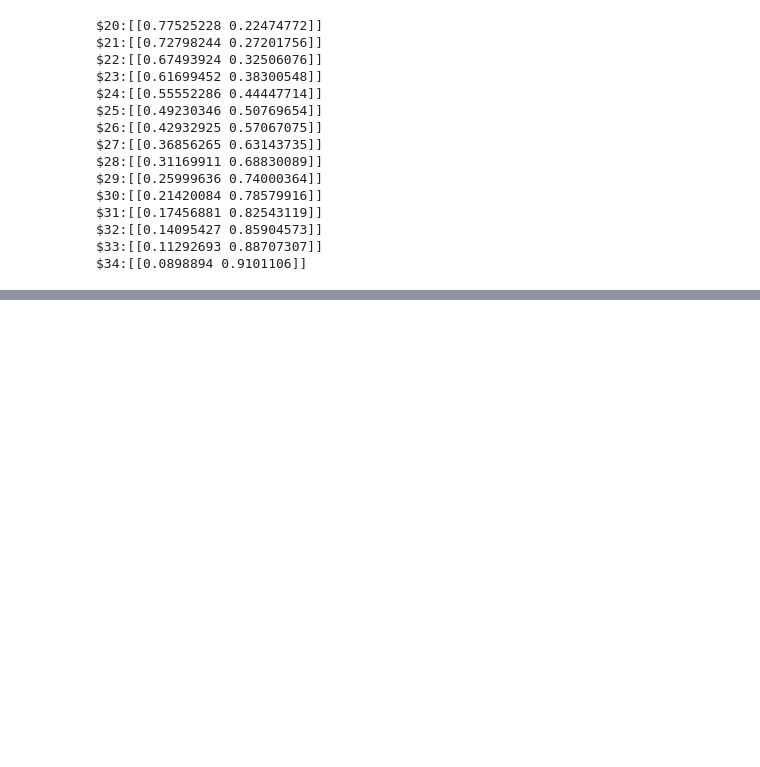
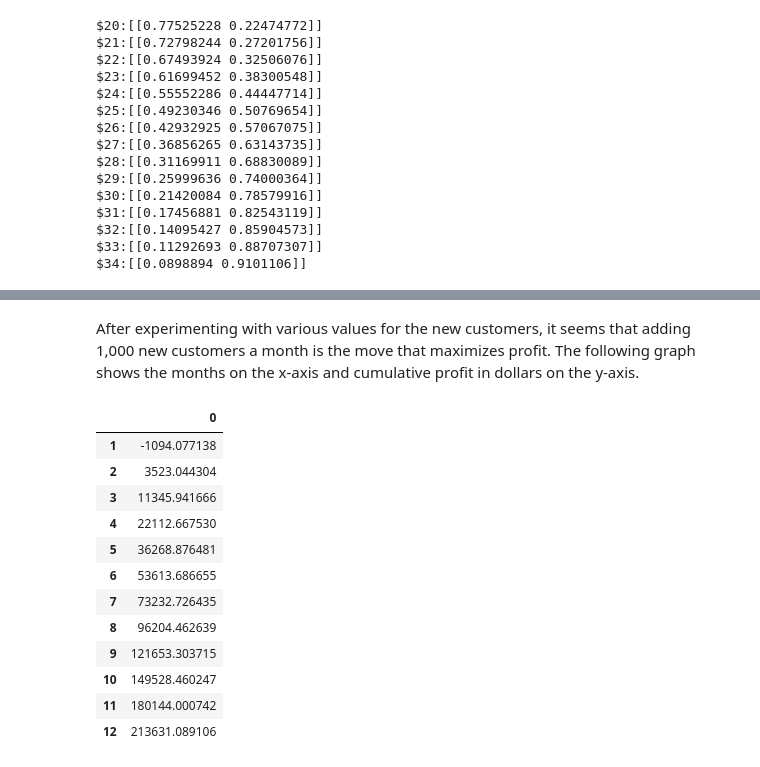
Before and after one commit to Nasibul/Ride-Share, a Jupyter notebook: Ride Share.ipynb, the cells around one changed output, grey strips where cells are left out. Cells and saved outputs as stored; diff of their text form; code cells hidden in the pictures; blank space fills up the shorter version.

```diff
--- a/Ride Share.ipynb
+++ b/Ride Share.ipynb
@@ -35,5 +35,4 @@ df[df["ACCEPTED"]==0]["PAY"].plot(kind='hist')
 # %% [markdown]
 This histogram shows that the proposed payment for rides that were denied follows a normal distribution with a mean close to $20.
 # %%
-df['Profit Margin'] = (30-df['PAY'])*df['ACCEPTED']
-df
+month_1['Profit Margin'] = (30-month_1['PAY'])*month_1['ACCEPTED']
@@ -128,0 +99,20 @@ Name: PAY, Length: 527, dtype: float64
+# %% [markdown]
+After experimenting with various values for the new customers, it seems that adding 1,000 new customers a month is the move that maximizes profit. The following graph shows the months on the x-axis and cumulative profit in dollars on the y-axis.
+# %%
+profit_monthly = pd.DataFrame(np.cumsum(total_profit))
+profit_monthly.index +=1
+profit_monthly
+# %% [output]
+|  | 0 |
+| 1 | -1094.077138 |
+| 2 | 3523.044304 |
+| 3 | 11345.941666 |
+| 4 | 22112.667530 |
+| 5 | 36268.876481 |
+| 6 | 53613.686655 |
+| 7 | 73232.726435 |
+| 8 | 96204.462639 |
+| 9 | 121653.303715 |
+| 10 | 149528.460247 |
+| 11 | 180144.000742 |
+| 12 | 213631.089106 |
```
Also changed, not shown: parts of 19 cells of this notebook, 1 other file.
